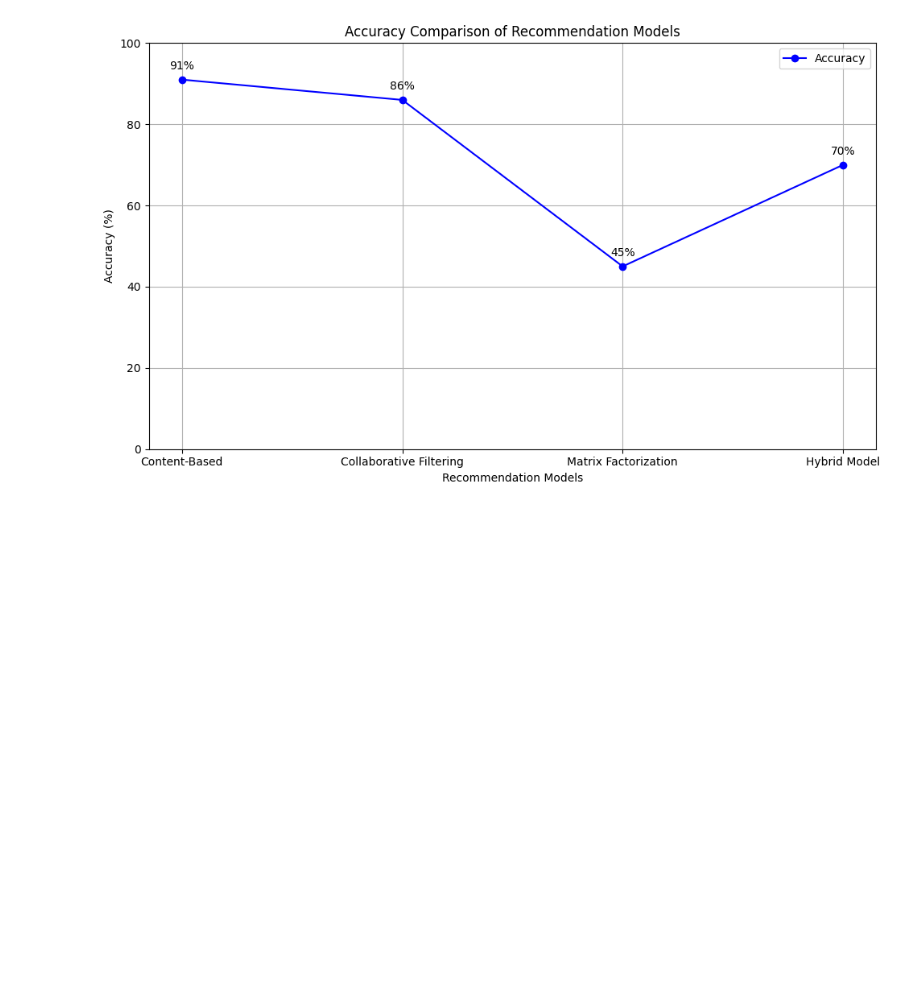
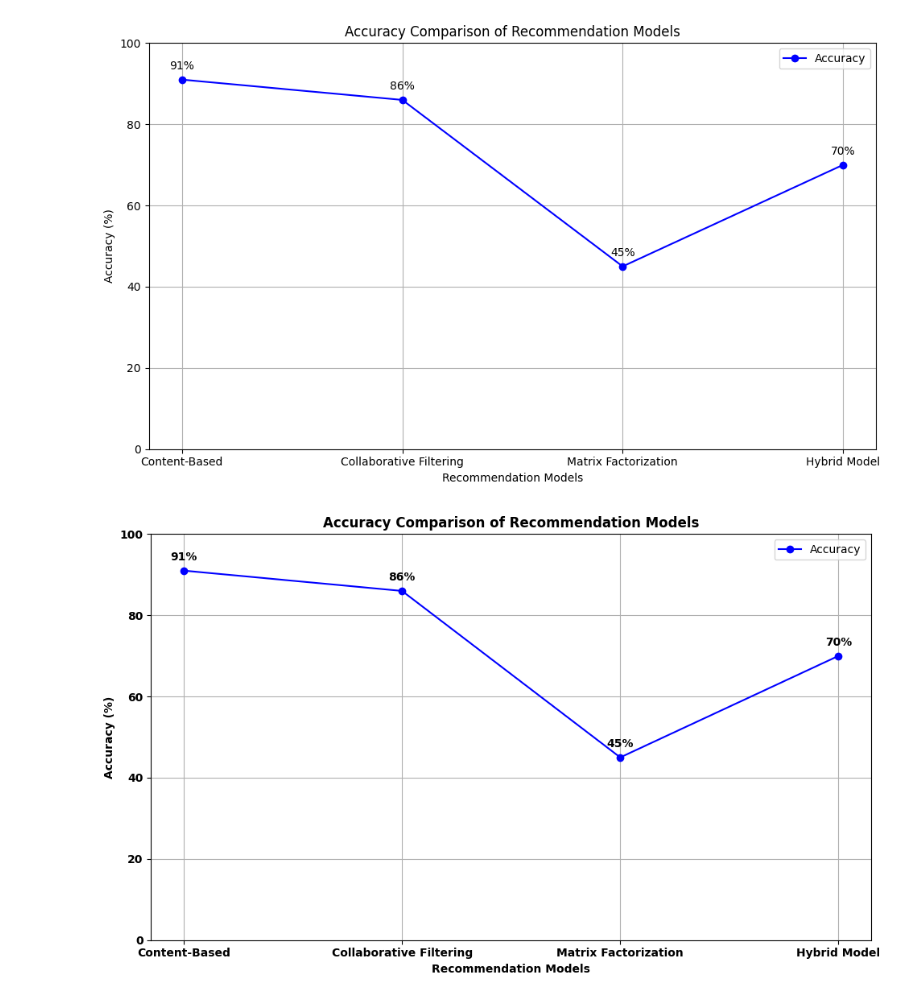
Before and after one commit to rakshyak-98/restraunt, a Jupyter notebook: main1.ipynb, the cells around one changed output. Saved outputs shown, nothing was run; the diff lists cells and outputs as text; code cells hidden in the pictures; blank space fills up the shorter version.

```diff
--- a/main1.ipynb
+++ b/main1.ipynb
@@ -968,3 +1075,38 @@ plt.tight_layout()
 plt.show()
 # %% [output]
 [figure]
+# %%
+import matplotlib.pyplot as plt
+
+# Recommendation models and their respective accuracy
+models = ['Content-Based', 'Collaborative Filtering', 'Matrix Factorization', 'Hybrid Model']
+accuracy = [91, 86, 45, 70]
+
+# Plotting the line chart
+plt.figure(figsize=(10, 6))
+plt.plot(models, accuracy, marker='o', linestyle='-', color='b', label='Accuracy')
+
+# Adding labels and title
+plt.xlabel('Recommendation Models', weight='bold')  # Making xlabel bolder
+plt.ylabel('Accuracy (%)', weight='bold')  # Making ylabel bolder
+plt.title('Accuracy Comparison of Recommendation Models', weight='bold')  # Making title bolder
+plt.ylim(0, 100)
+
+# Adding accuracy values on each point with bolder text
+for i, acc in enumerate(accuracy):
+    plt.text(i, acc + 2, f'{acc}%', ha='center', va='bottom', weight='bold')
+
+# Making x-axis tick labels bolder
+
+plt.xticks(range(len(models)), models, weight='bold')
+
+# Making y-axis tick labels (accuracy) bolder
+plt.yticks(weight='bold')
+
+# Display the plot
+plt.legend()
+plt.grid(True)
+plt.tight_layout()
+plt.show()
+# %% [output]
+[figure, added]
```
Also changed, not shown: parts of 16 cells of this notebook, 23 other files.
